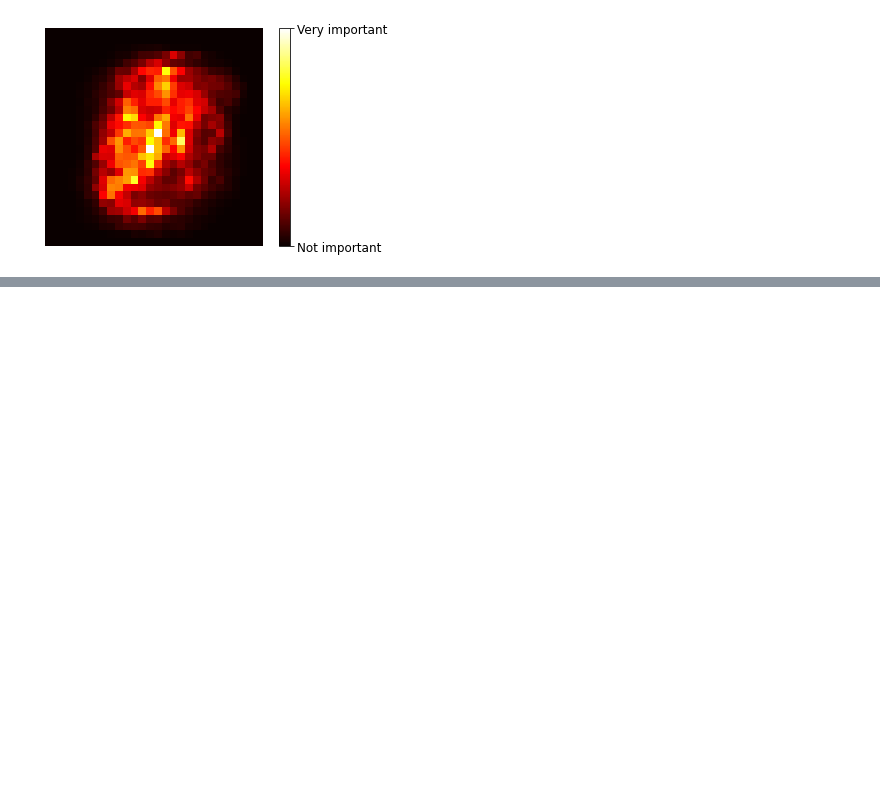
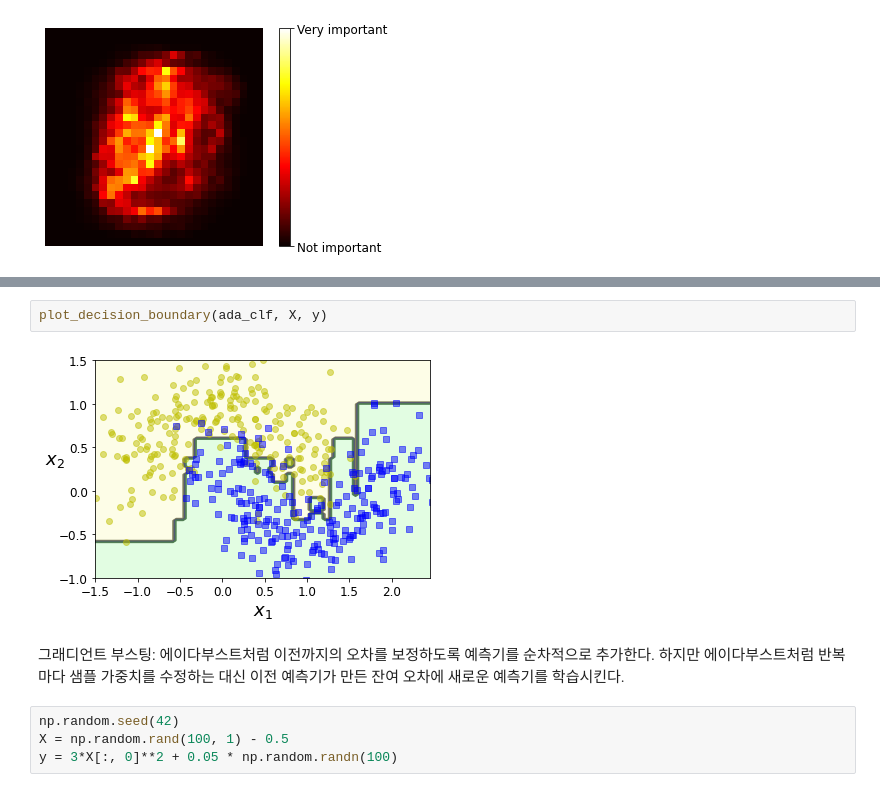
Before and after one commit to Dongwhi/Machine_Learning, a Jupyter notebook: Handson_ML/Ensemble_and_RandomForest.ipynb, the cells around one changed output, grey strips where cells are left out. Cells and saved outputs as stored; diff of their text form; blank space fills up the shorter version.

```diff
--- a/Handson_ML/Ensemble_and_RandomForest.ipynb
+++ b/Handson_ML/Ensemble_and_RandomForest.ipynb
@@ -254,0 +305,10 @@ plt.show()
+# %%
+plot_decision_boundary(ada_clf, X, y)
+# %% [output]
+[figure, added]
+# %% [markdown]
+그래디언트 부스팅: 에이다부스트처럼 이전까지의 오차를 보정하도록 예측기를 순차적으로 추가한다. 하지만 에이다부스트처럼 반복마다 샘플 가중치를 수정하는 대신 이전 예측기가 만든 잔여 오차에 새로운 예측기를 학습시킨다.
+# %%
+np.random.seed(42)
+X = np.random.rand(100, 1) - 0.5
+y = 3*X[:, 0]**2 + 0.05 * np.random.randn(100)
```
Also changed, not shown: parts of 29 cells of this notebook, 3 other files.
